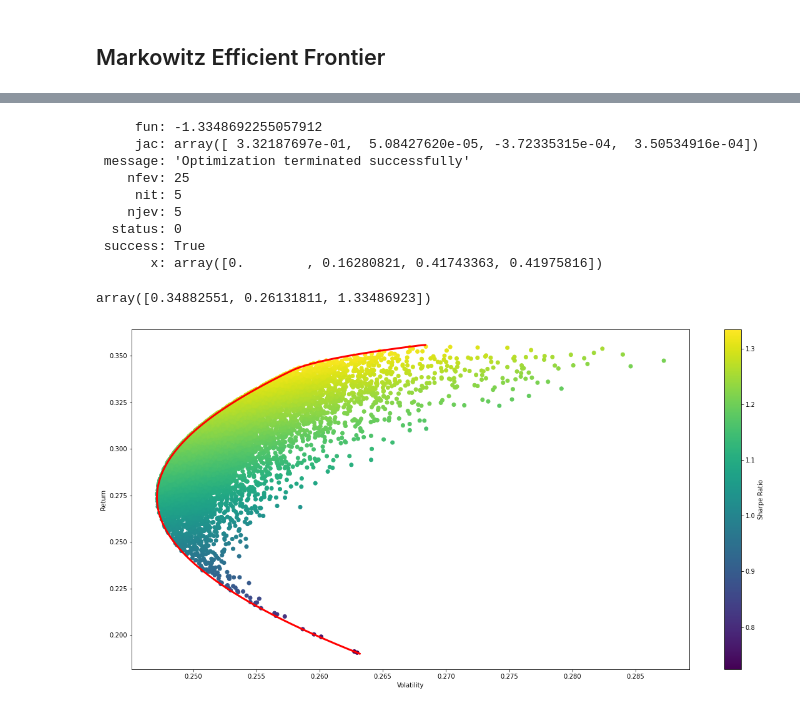
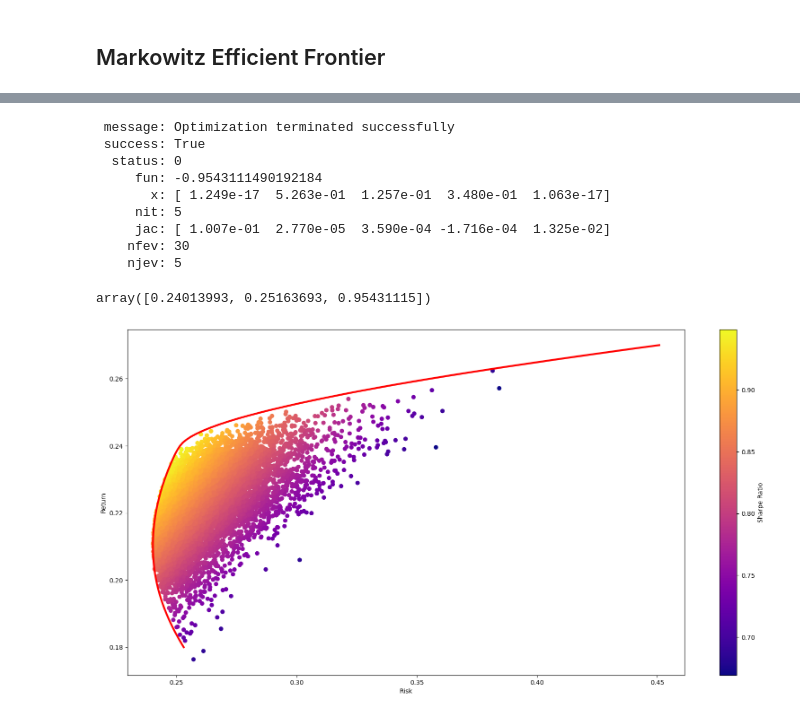
Before and after one commit to paras-a/Finance, a Jupyter notebook: Markowitz.ipynb, the cells around one changed output, grey strips where cells are left out. Drawn from its saved outputs; the diff is of its cells as text; code cells hidden in the pictures.

```diff
--- a/Markowitz.ipynb
+++ b/Markowitz.ipynb
@@ -10,15 +13,15 @@ from matplotlib.ticker import FuncFormatter as ff
 # %%
-def ticker_frame(tickers, start="2016-01-31", end="2021-02-01", source="yahoo"):
+def ticker_frame(tickers, start="2013-01-31", end="2023-01-31", source="yahoo"):
     stock_price = []
 
-    for ticker in range(len(tickers)):
-        price_data = pdr.DataReader(tickers[ticker], start=start, end=end, data_source=source)
+    for ticker in tickers:
+        price_data = pdr.get_data_yahoo(ticker, start=start, end=end)
         stock_price.append(price_data[["Adj Close"]])
 
     df = pd.concat(stock_price, axis=1)
     df.columns=tickers
     return df
 # %%
-tickers = ['GOOG', 'MSFT', 'AAPL', 'AMZN']
+tickers = ['GOOG', 'MSFT', 'NFLX', 'AAPL', 'AMZN']
 NUM_STOCKS = len(tickers)
 df = ticker_frame(tickers)
@@ -99,8 +112,8 @@ def check_sum(weights):
     return np.sum(weights)-1
 # %%
 cons = ({"type": "eq", "fun": check_sum})
-bounds = ((0,1), (0, 1), (0, 1), (0, 1))
-init_guess = [0.25, 0.25, 0.25, 0.25]
+bounds = ((0, 1), (0, 1), (0, 1), (0, 1), (0, 1))
+init_guess = [0.20, 0.20, 0.20, 0.20, 0.20]
 # %%
 def minimize_volatility(weights):
     return get_return_volume_sharpe_ratio(weights)[1]
@@ -108,21 +121,21 @@ def minimize_volatility(weights):
 opt_results = minimize(negative_sharpe_ratio, init_guess, method="SLSQP", bounds=bounds, constraints=cons)
 print(opt_results)
 # %% [output]
-     fun: -1.3348692255057912
-     jac: array([ 3.32187697e-01,  5.08427620e-05, -3.72335315e-04,  3.50534916e-04])
- message: 'Optimization terminated successfully'
-    nfev: 25
+ message: Optimization terminated successfully
+ success: True
+  status: 0
+     fun: -0.9543111490192184
+       x: [ 1.249e-17  5.263e-01  1.257e-01  3.480e-01  1.063e-17]
      nit: 5
+     jac: [ 1.007e-01  2.770e-05  3.590e-04 -1.716e-04  1.325e-02]
+    nfev: 30
     njev: 5
-  status: 0
- success: True
-       x: array([0.        , 0.16280821, 0.41743363, 0.41975816])
 # %%
 get_return_volume_sharpe_ratio(opt_results.x)
 # %% [output]
-array([0.34882551, 0.26131811, 1.33486923])
+array([0.24013993, 0.25163693, 0.95431115])
 # %%
-frontier_y = np.linspace(0.19, 0.3558955, 500)
+frontier_y = np.linspace(0.18, 0.27, 100)
 # %%
 frontier_x = []
 
@@ -134,12 +147,12 @@ for possible_return in frontier_y:
     frontier_x.append(result['fun'])
 # %%
 plt.figure(figsize=(20,10))
-plt.scatter(volume_array, return_array, c=sharpe_array, cmap='viridis')
+plt.scatter(volume_array, return_array, c=sharpe_array, cmap='plasma')
 plt.colorbar(label='Sharpe Ratio')
-plt.xlabel('Volatility')
+plt.xlabel('Risk')
 plt.ylabel('Return')
-plt.plot(frontier_x,frontier_y, 'r', linewidth=3)
+plt.plot(frontier_x, frontier_y, 'r', linewidth=3)
 plt.savefig('cover.png')
 plt.show()
 # %% [output]
-[figure, old version]
+[figure, new version]
```
Also changed, not shown: parts of 9 cells of this notebook.
